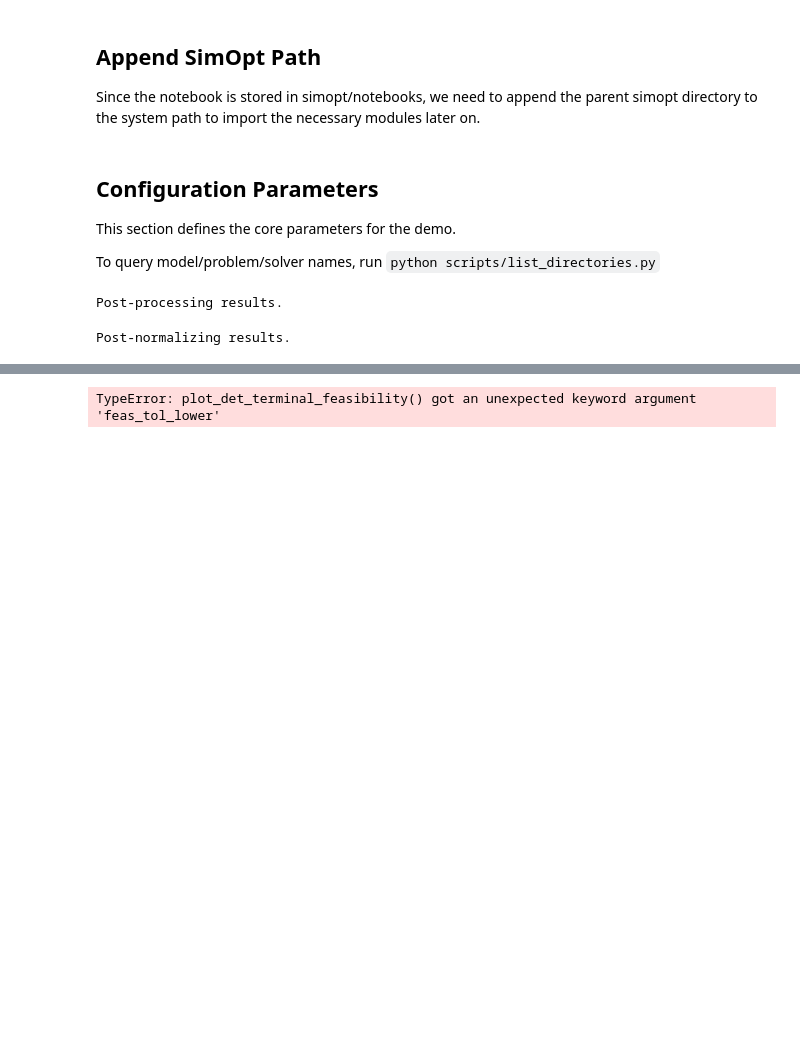
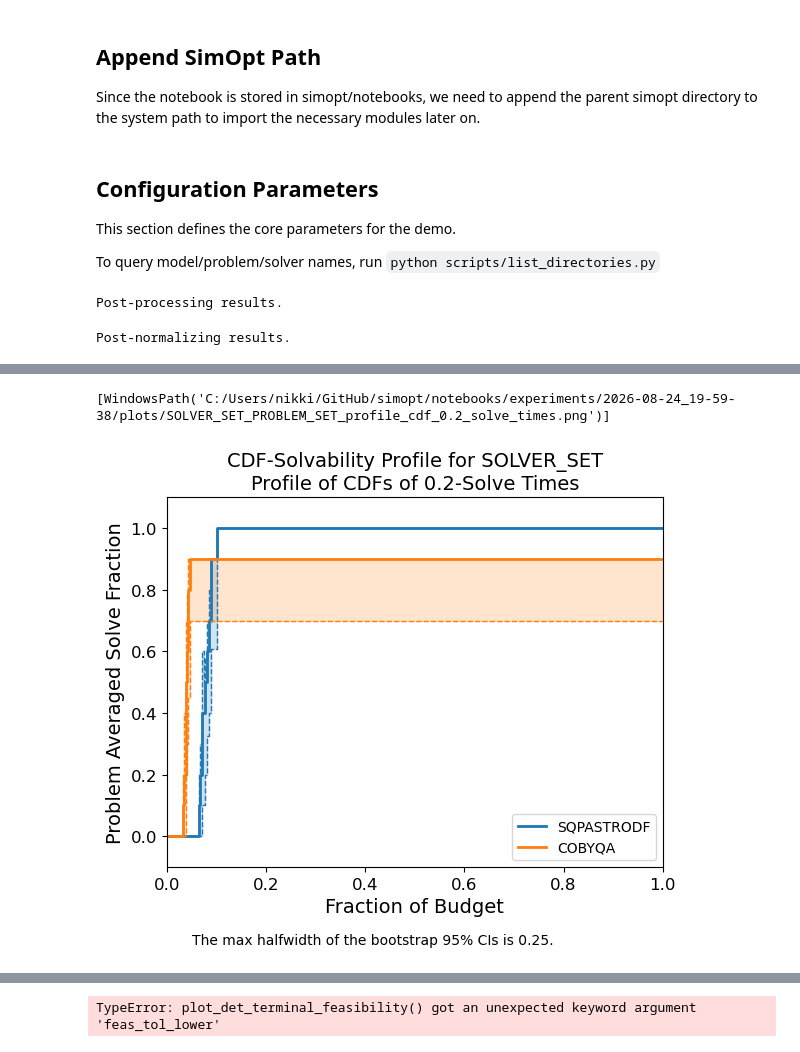
Before and after one commit to simopt-admin/simopt, a Jupyter notebook: notebooks/astro_testing.ipynb, the cells around one changed output, grey strips where cells are left out. Cells and saved outputs as stored; diff of their text form; code cells hidden in the pictures; blank space fills up the shorter version.

```diff
--- a/notebooks/astro_testing.ipynb
+++ b/notebooks/astro_testing.ipynb
@@ -156,3 +181,16 @@ from simopt.experiment_base import (
+# %%
+plot_solvability_profiles(
+    mymetaexperiment.experiments,
+    plot_type=PlotType.CDF_SOLVABILITY,
+    curve_source="merit_progress_curves",
+    solve_tol=0.2,
+    feas_obj_const = 1000,
+    feas_tol_upper = 10000,
+    feas_tol_lower = 1e-5
+)
+# %% [output]
+[WindowsPath('C:/Users/nikki/GitHub/simopt/notebooks/experiments/2026-08-24_19-59-38/plots/SOLVER_SET_PROBLEM_SET_profile_cdf_0.2_solve_times.png')]
+[figure, added]
 # %%
 def _print_path(plot_path: list[Path]) -> None:
     print(f"Plot saved to {plot_path!s}")
```
Also changed, not shown: parts of 8 cells of this notebook, 8 other files.
